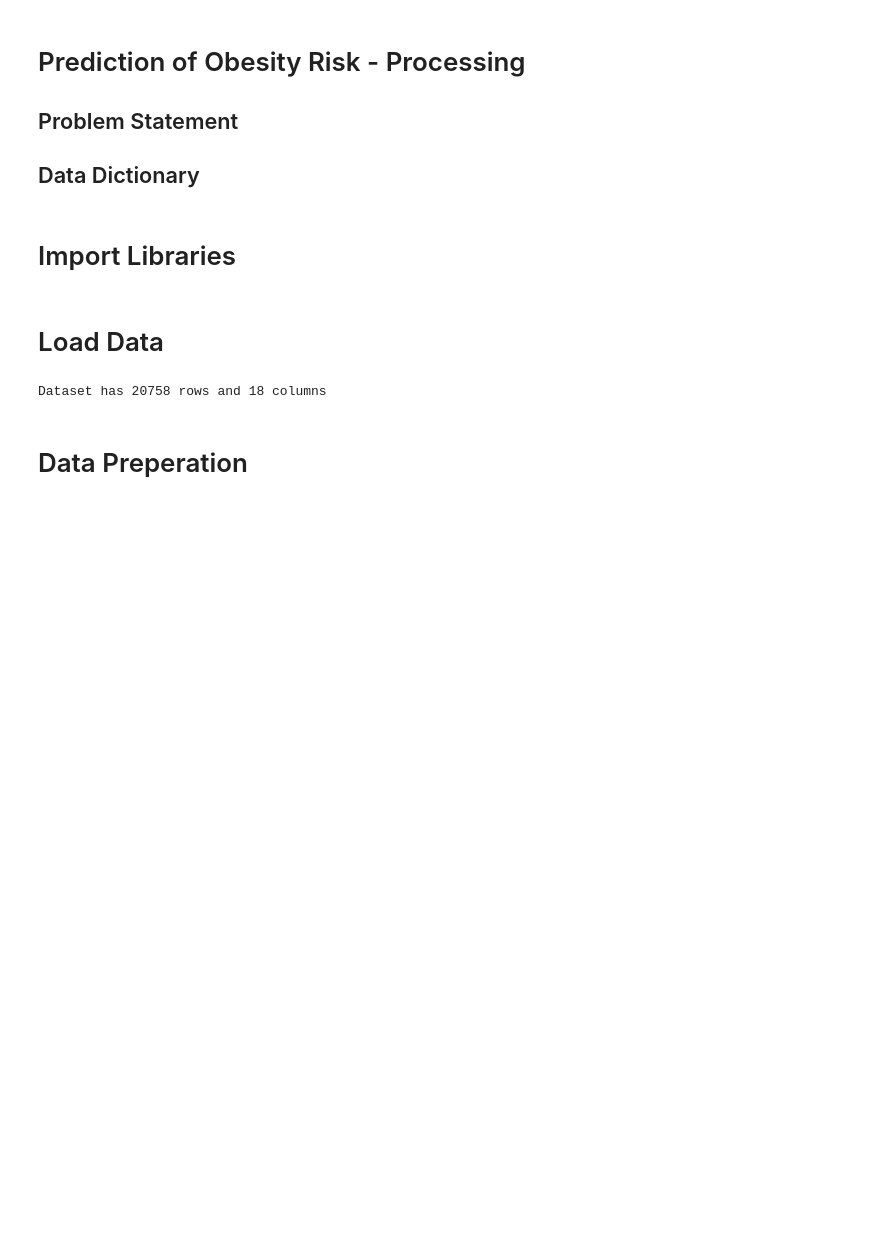
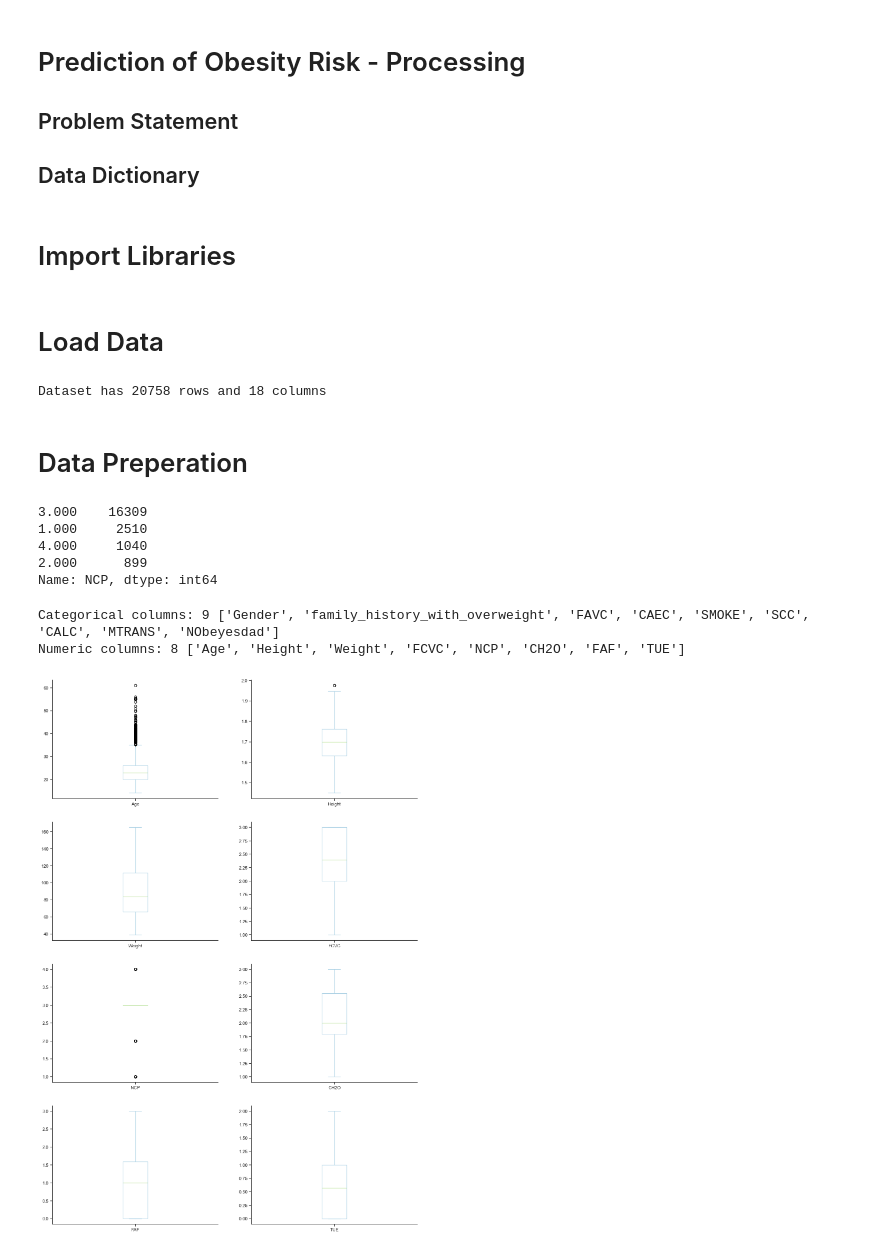
Before and after one commit to muscak/Obesity-Risk-Prediction, a Jupyter notebook: Notebooks/Prediction of Obesity Risk - Processing.ipynb, the cells around one changed output. Saved outputs shown, nothing was run; the diff lists cells and outputs as text; code cells hidden in the pictures; blank space fills up the shorter version.

```diff
--- a/Notebooks/Prediction of Obesity Risk - Processing.ipynb
+++ b/Notebooks/Prediction of Obesity Risk - Processing.ipynb
@@ -13,9 +13,10 @@ import numpy as nb
 import matplotlib.pyplot as plt
 import seaborn as sb
 # Configure default settings for plots
+sb.set(style='ticks')
+sb.set_palette('Paired')
 plt.rcParams['axes.spines.top'] = False    # Remove top border
 plt.rcParams['axes.spines.right'] = False  # Remove right border
-plt.style.use('fivethirtyeight')
 # %% [markdown]
 # Load Data
 # %%
@@ -28,3 +29,15 @@ Dataset has 20758 rows and 18 columns
 df = data.copy()
 # %% [markdown]
 # Data Preperation
+# %%
+df.drop('id', axis=1, inplace=True)
+# %%
+df['NCP'] = df['NCP'].round()
+# %%
+df['NCP'].value_counts()
+# %% [output]
+3.000    16309
+1.000     2510
+4.000     1040
+2.000      899
+Name: NCP, dtype: int64
@@ -30,0 +46,28 @@ df = data.copy()
+# %%
+# Create lists for categorical and numeric columns
+cat_cols = []
+num_cols = []
+
+for column in df.columns:
+    if pd.api.types.is_numeric_dtype(df[column]):
+        num_cols.append(column)
+    elif pd.api.types.is_object_dtype(df[column]):
+        cat_cols.append(column)
+
+print(f'Categorical columns: {len(cat_cols)}', cat_cols)
+print(f'Numeric columns: {len(num_cols)}', num_cols)
+# %% [output]
+Categorical columns: 9 ['Gender', 'family_history_with_overweight', 'FAVC', 'CAEC', 'SMOKE', 'SCC', 'CALC', 'MTRANS', 'NObeyesdad']
+Numeric columns: 8 ['Age', 'Height', 'Weight', 'FCVC', 'NCP', 'CH2O', 'FAF', 'TUE']
+# %%
+df[num_cols].plot(
+    kind='box',
+    subplots=True,
+    layout=(4,2),
+    sharex=False,
+    legend=True,
+    figsize=(16,24)
+    )
+plt.show()
+# %% [output]
+[figure, added]
```
Also changed, not shown: parts of 4 cells of this notebook, 5 other files.
